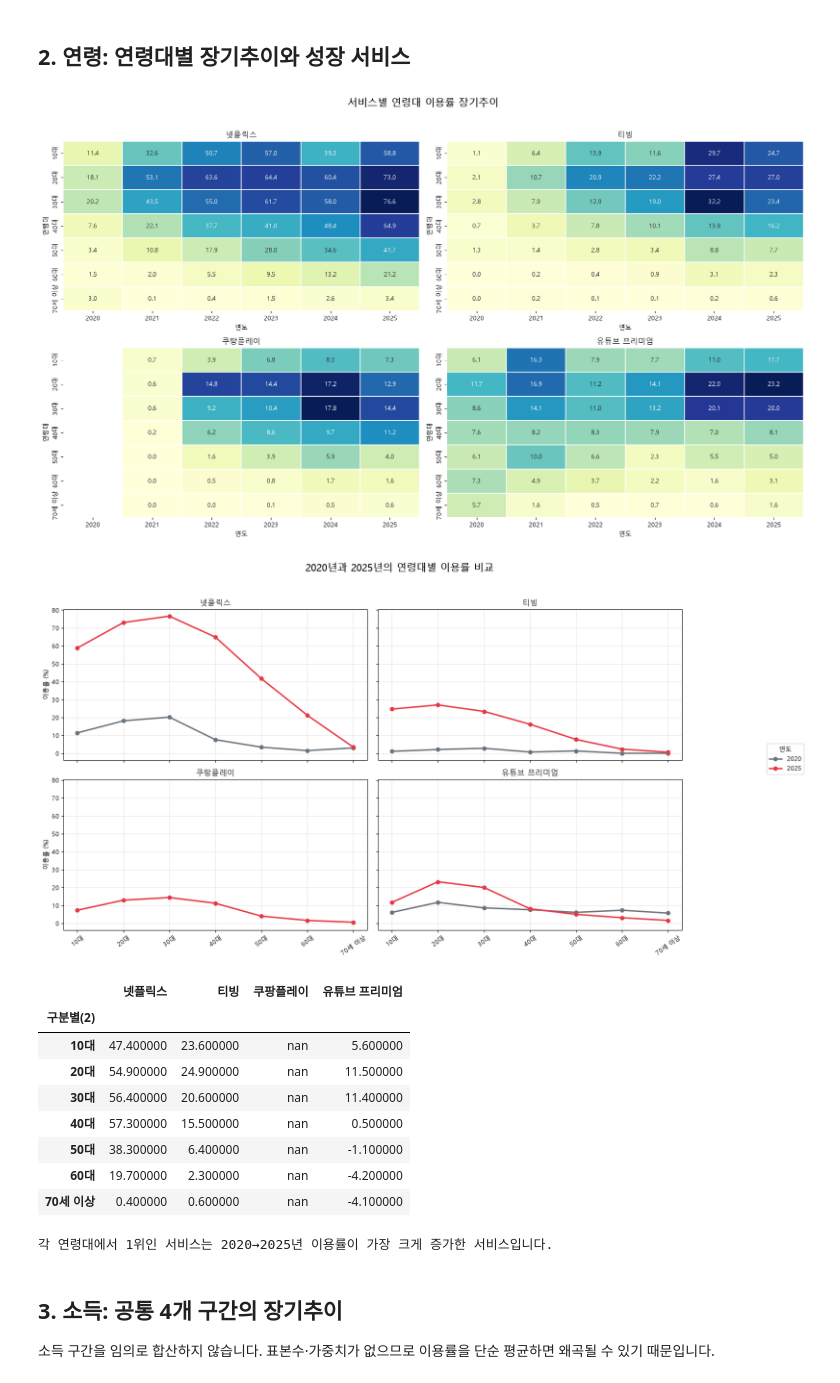
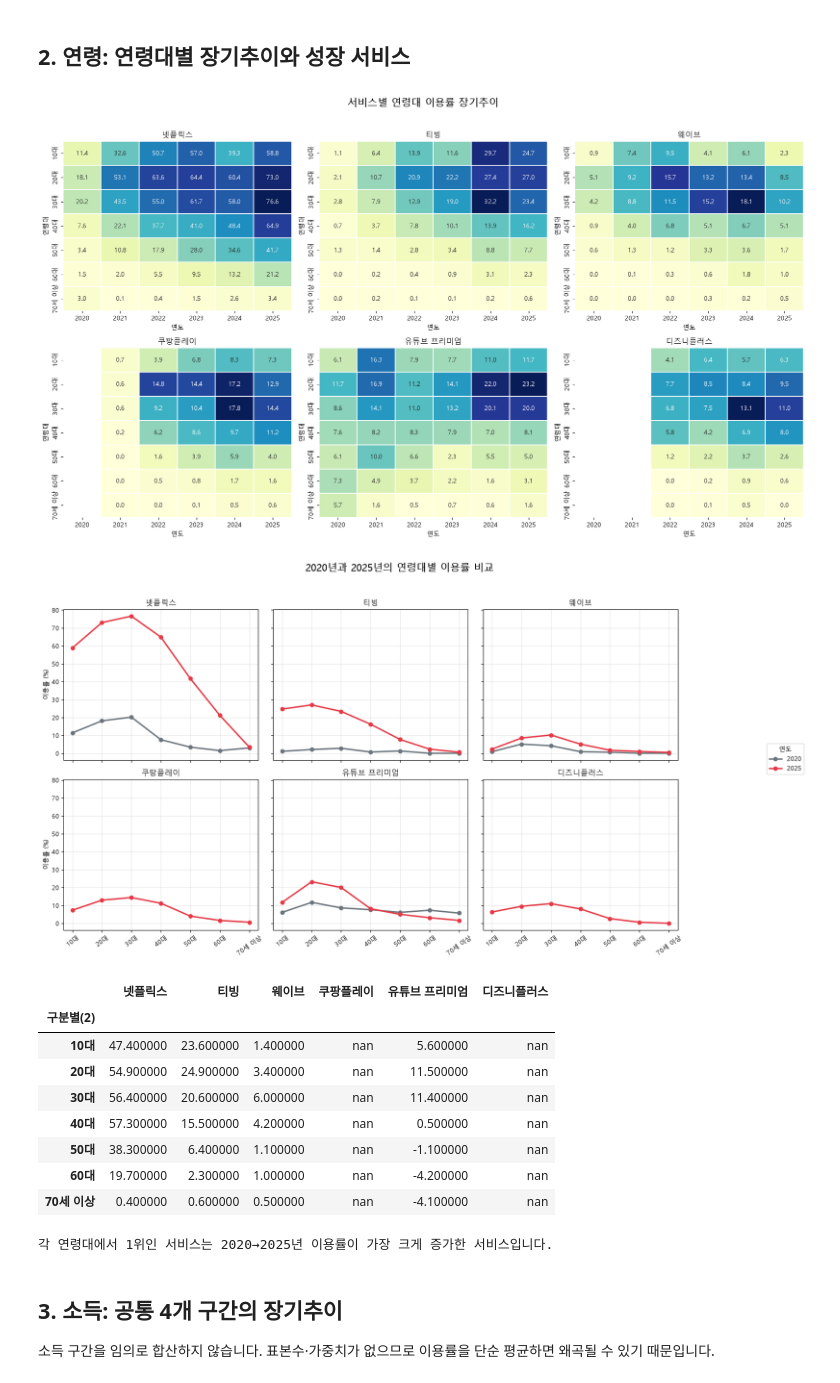
Before and after one commit to fun5307/study-with-ai-2, a Jupyter notebook: src/study_with_ai_2/Project/project.ipynb, the cells around one changed output. Saved outputs shown, nothing was run; the diff lists cells and outputs as text; code cells hidden in the pictures.

```diff
--- a/src/study_with_ai_2/Project/project.ipynb
+++ b/src/study_with_ai_2/Project/project.ipynb
@@ -317,8 +317,8 @@ plt.show()
 age_categories = ["10대", "20대", "30대", "40대", "50대", "60대", "70세 이상"]
 
 # 각 서비스의 연령대별 이용률 변화를 heatmap으로 확인
-# fig, axes = plt.subplots(2, 3, figsize=(17, 10))
-fig, axes = plt.subplots(2, 2, figsize=(17, 10))
+fig, axes = plt.subplots(2, 3, figsize=(17, 10))
+# fig, axes = plt.subplots(2, 2, figsize=(17, 10))
 
 for ax, (service_name, keyword) in zip(axes.flat, analysis_services.items()):
     table = demographic_service_data("연령", age_categories, keyword)
@@ -333,46 +333,46 @@ plt.tight_layout(rect=[0, 0, 1, 0.96])
 plt.show()
 
 # 2020년과 2025년의 연령 프로필을 직접 비교
-# fig, axes = plt.subplots(2, 3, figsize=(16, 9), sharex=True, sharey=True)
-fig, axes = plt.subplots(2, 2, figsize=(16, 9), sharex=True, sharey=True)
+fig, axes = plt.subplots(2, 3, figsize=(16, 9), sharex=True, sharey=True)
+# fig, axes = plt.subplots(2, 2, figsize=(16, 9), sharex=True, sharey=True)
 
 for ax, (service_name, keyword) in zip(axes.flat, analysis_services.items()):
     table = demographic_service_data("연령", age_categories, keyword)
     for year, color in [(analysis_years[0], "#6C757D"), (analysis_years[-1], "#E63946")]:
         ax.plot(age_categories, table[year], marker="o", linewidth=2.3, color=color, label=year)
     ax.set_title(service_name)
     ax.tick_params(axis="x", rotation=35)
     ax.grid(alpha=0.3)
 
 axes[0, 0].set_ylabel("이용률 (%)")
 axes[1, 0].set_ylabel("이용률 (%)")
 handles, labels = axes[0, 0].get_legend_handles_labels()
 fig.legend(handles, labels, title="연도", loc="center left", bbox_to_anchor=(1, 0.5))
 fig.suptitle("2020년과 2025년의 연령대별 이용률 비교", fontsize=16)
 plt.tight_layout(rect=[0, 0, 0.9, 0.95])
 plt.show()
 
 # 연령대마다 2020→2025년 증감폭이 가장 큰 서비스를 순위로 확인
 age_growth = pd.DataFrame({
     service_name: first_last_change(demographic_service_data("연령", age_categories, keyword))
     for service_name, keyword in analysis_services.items()
 })
 age_growth_rank = age_growth.rank(axis=1, ascending=False, method="min").astype("Int64")
 display(age_growth.round(1).style.background_gradient(cmap="RdYlGn", axis=None))
 print("각 연령대에서 1위인 서비스는 2020→2025년 이용률이 가장 크게 증가한 서비스입니다.")
 # display(age_growth_rank)
 # %% [output]
-[figure, old version]
+[figure, new version]
-[figure, old version]
+[figure, new version]
-|  | 넷플릭스 | 티빙 | 쿠팡플레이 | 유튜브 프리미엄 |
-| 구분별(2) |  |  |  |  |
-| 10대 | 47.400000 | 23.600000 | nan | 5.600000 |
-| 20대 | 54.900000 | 24.900000 | nan | 11.500000 |
-| 30대 | 56.400000 | 20.600000 | nan | 11.400000 |
-| 40대 | 57.300000 | 15.500000 | nan | 0.500000 |
-| 50대 | 38.300000 | 6.400000 | nan | -1.100000 |
-| 60대 | 19.700000 | 2.300000 | nan | -4.200000 |
-| 70세 이상 | 0.400000 | 0.600000 | nan | -4.100000 |
+|  | 넷플릭스 | 티빙 | 웨이브 | 쿠팡플레이 | 유튜브 프리미엄 | 디즈니플러스 |
+| 구분별(2) |  |  |  |  |  |  |
+| 10대 | 47.400000 | 23.600000 | 1.400000 | nan | 5.600000 | nan |
+| 20대 | 54.900000 | 24.900000 | 3.400000 | nan | 11.500000 | nan |
+| 30대 | 56.400000 | 20.600000 | 6.000000 | nan | 11.400000 | nan |
+| 40대 | 57.300000 | 15.500000 | 4.200000 | nan | 0.500000 | nan |
+| 50대 | 38.300000 | 6.400000 | 1.100000 | nan | -1.100000 | nan |
+| 60대 | 19.700000 | 2.300000 | 1.000000 | nan | -4.200000 | nan |
+| 70세 이상 | 0.400000 | 0.600000 | 0.500000 | nan | -4.100000 | nan |
 각 연령대에서 1위인 서비스는 2020→2025년 이용률이 가장 크게 증가한 서비스입니다.
 # %% [markdown]
 ## 3. 소득: 공통 4개 구간의 장기추이
```
Also changed, not shown: parts of 5 cells of this notebook.
